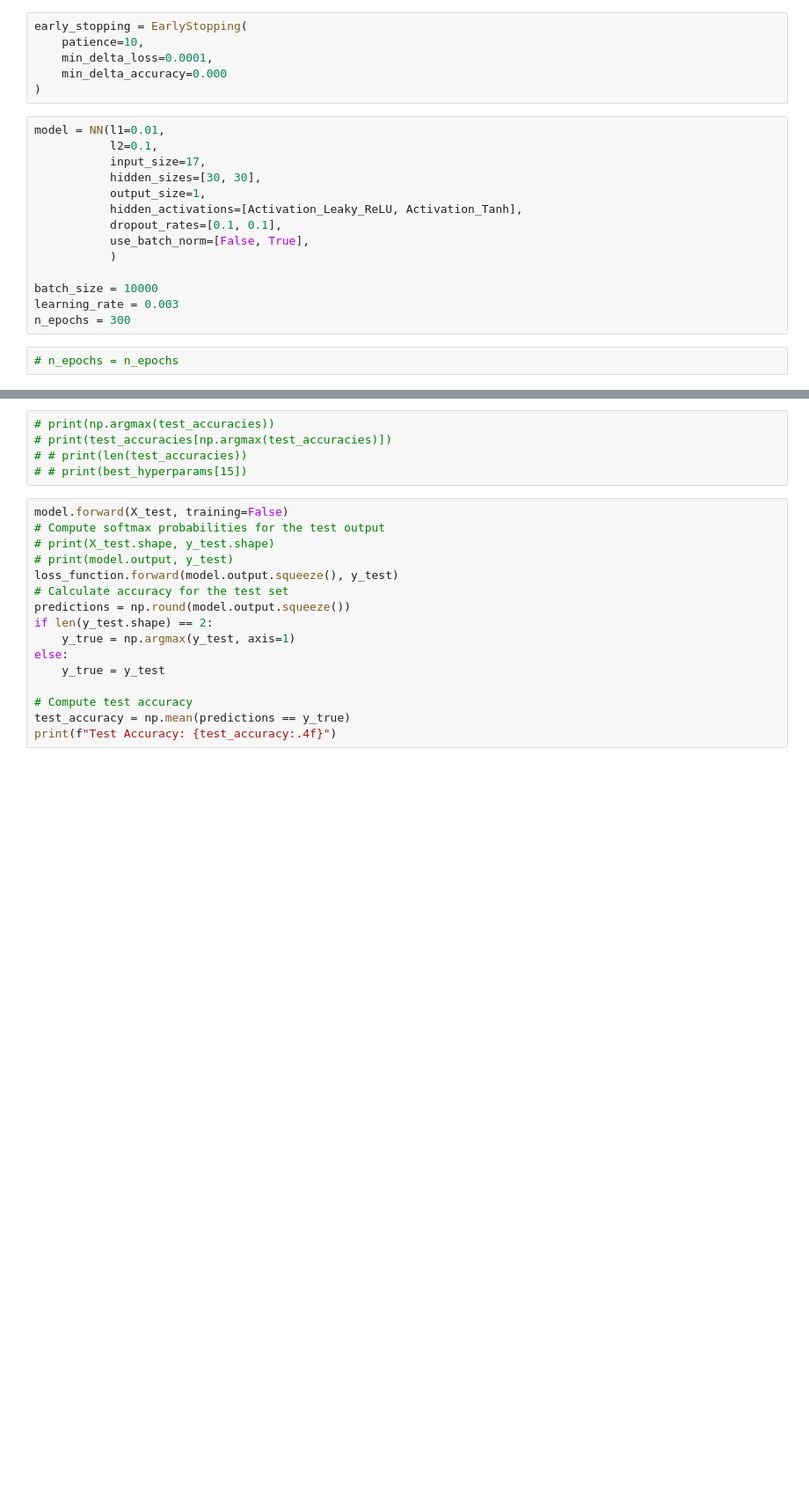
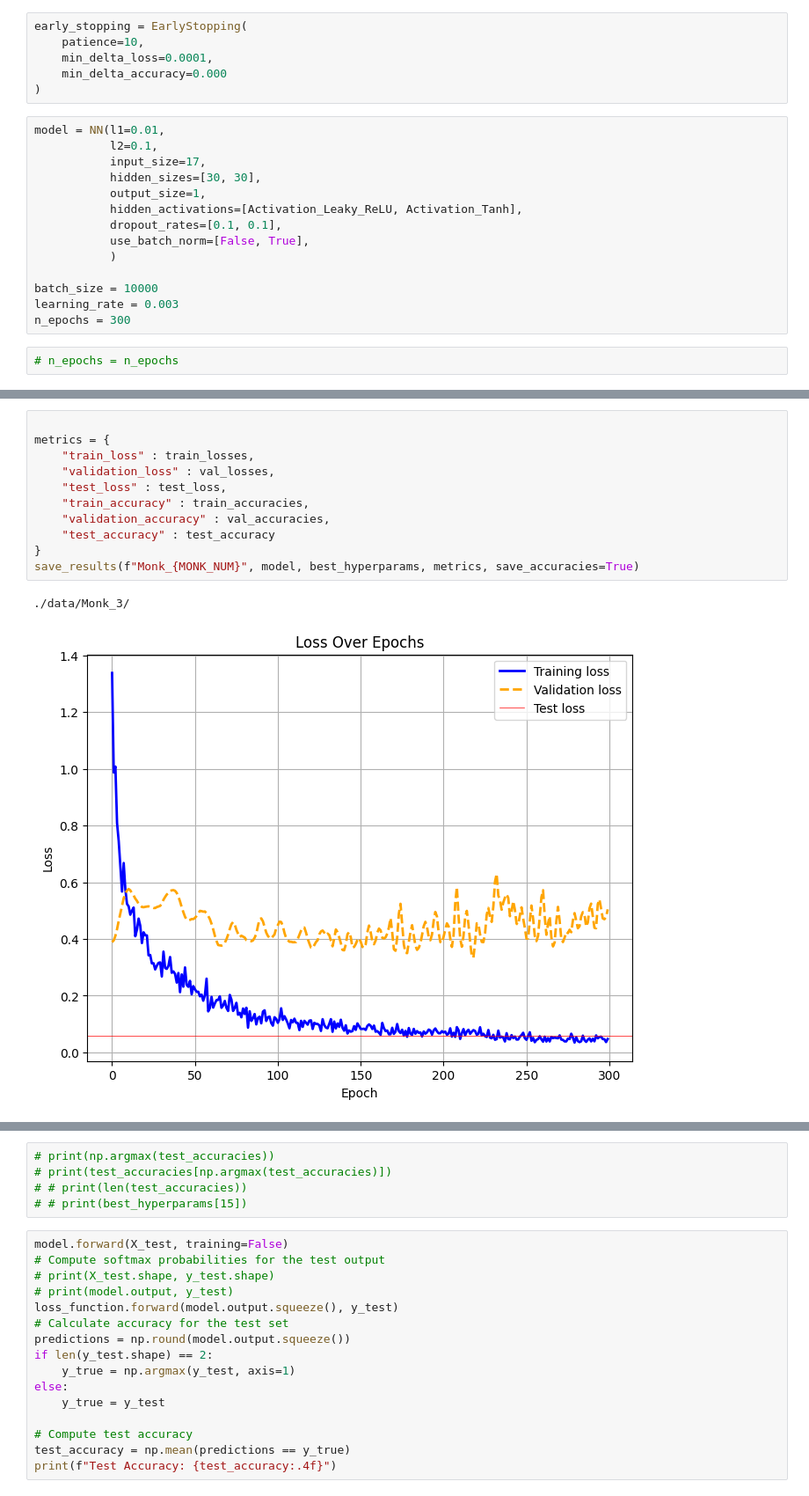
Before and after one commit to Mostafa772/ML_project, a Jupyter notebook: baseline.ipynb, the cells around one changed output, grey strips where cells are left out. Shown at 88% size. Saved outputs shown, nothing was run; the diff lists cells and outputs as text; blank space fills up the shorter version.

Commit message:
save results

```diff
--- a/baseline.ipynb
+++ b/baseline.ipynb
@@ -611,0 +619,14 @@ Test Accuracy: 0.9560
+# %%
+
+metrics = {
+    "train_loss" : train_losses,
+    "validation_loss" : val_losses,
+    "test_loss" : test_loss,
+    "train_accuracy" : train_accuracies,
+    "validation_accuracy" : val_accuracies,
+    "test_accuracy" : test_accuracy
+}
+save_results(f"Monk_{MONK_NUM}", model, best_hyperparams, metrics, save_accuracies=True)
+# %% [output]
+./data/Monk_3/
+[figure, added]
```
Also changed, not shown: parts of 11 cells of this notebook, 1 other file.
